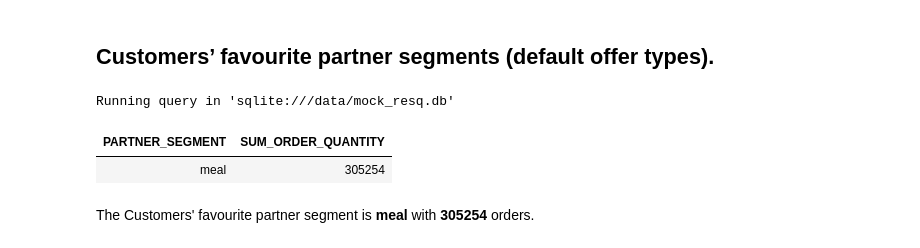
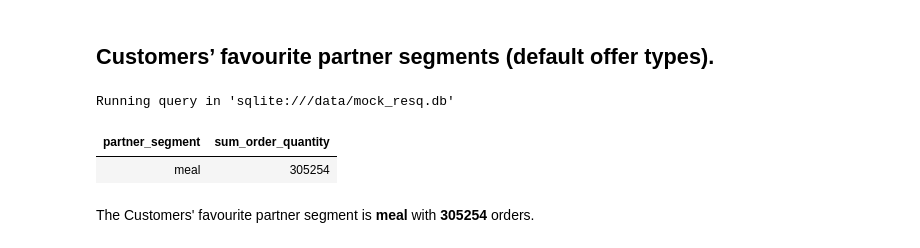
Before and after one commit to kennedyopokuasare/ResqCLV, a Jupyter notebook: data-exploration-and-pipeline.ipynb, the cells around one changed output. Drawn from its saved outputs; the diff is of its cells as text; code cells hidden in the pictures.

```diff
--- a/data-exploration-and-pipeline.ipynb
+++ b/data-exploration-and-pipeline.ipynb
@@ -201,15 +266,16 @@ The same providers are in the top 10
 ## Customers’ favourite partner segments (default offer types).
 # %%
 %%sql
-SELECT P.DEFAULTOFFERTYPE AS PARTNER_SEGMENT, SUM(O.QUANTITY) AS SUM_ORDER_QUANTITY
-FROM ORDERS O
-JOIN PROVIDERS P ON O.PROVIDERID = P.ID
-GROUP BY P.DEFAULTOFFERTYPE
-ORDER BY SUM_ORDER_QUANTITY DESC
+SELECT P.defaultoffertype AS partner_segment,
+       SUM(O.quantity) AS sum_order_quantity
+FROM orders O
+JOIN providers P ON O.providerid = P.id
+GROUP BY P.defaultoffertype
+ORDER BY sum_order_quantity DESC
 LIMIT 1
 # %% [output]
 Running query in 'sqlite:///data/mock_resq.db'
-| PARTNER_SEGMENT | SUM_ORDER_QUANTITY |
+| partner_segment | sum_order_quantity |
 | meal | 305254 |
 # %% [markdown]
 The Customers' favourite partner segment is **meal** with **305254** orders.
```
Also changed, not shown: parts of 21 cells of this notebook, 1 other file.
